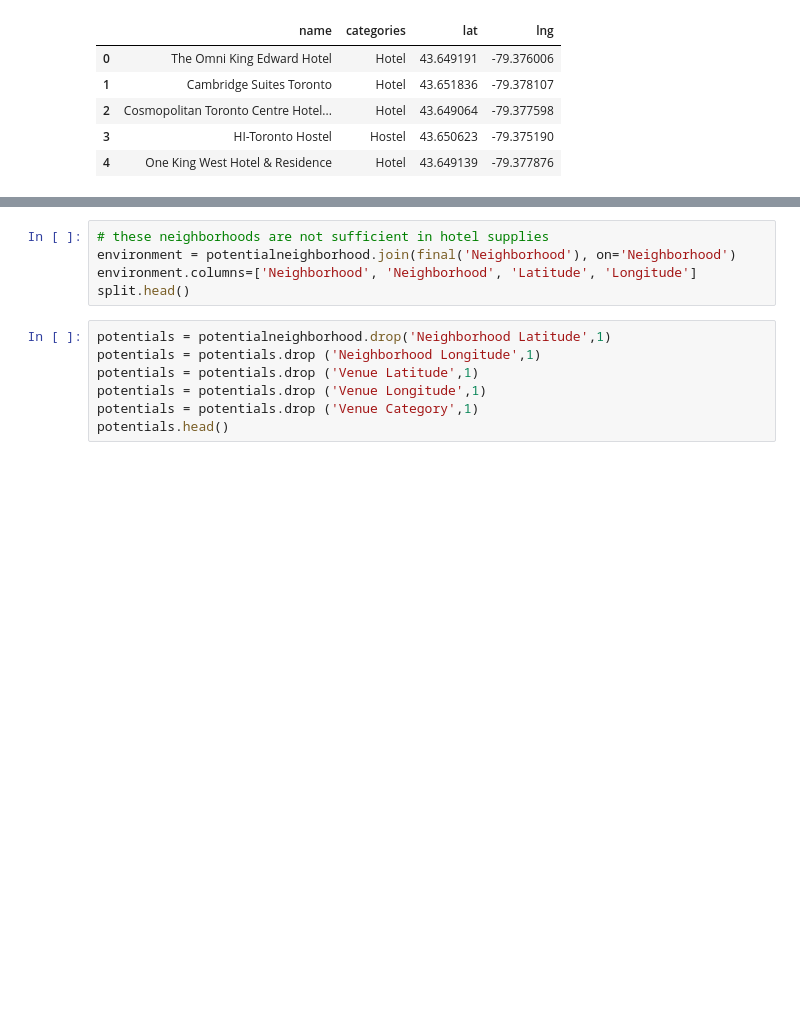
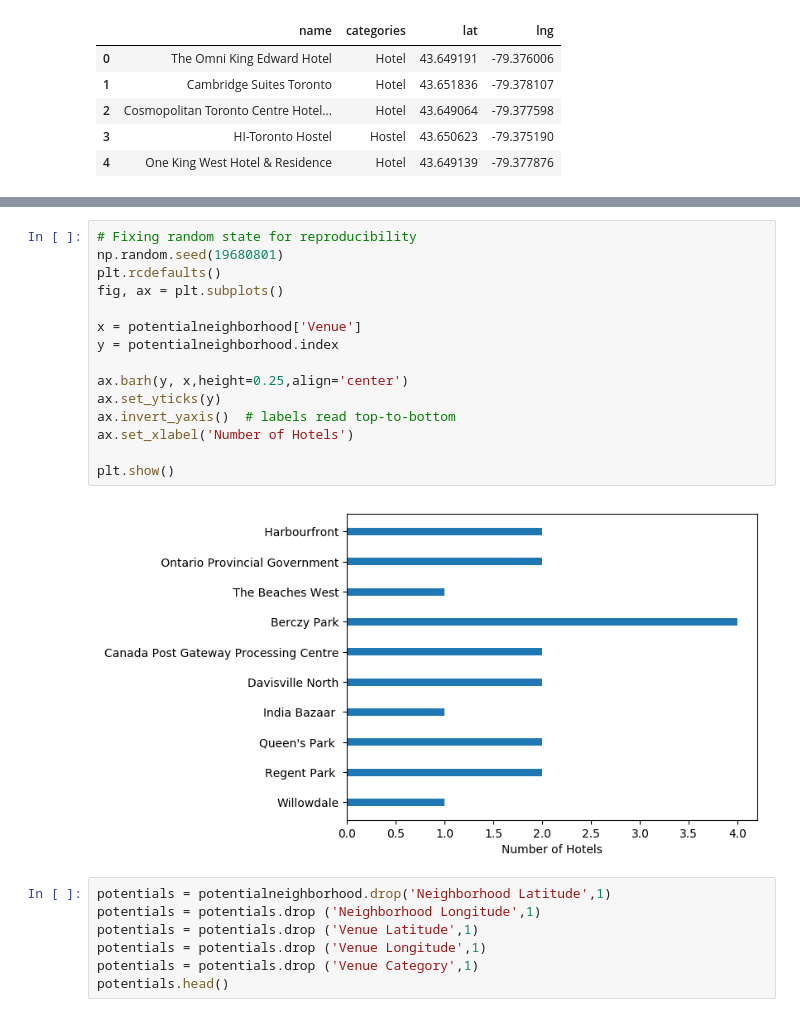
Before and after one commit to Chang9507/Coursera_Capstone., a Jupyter notebook: Final.ipynb, the cells around one changed output, grey strips where cells are left out. Saved outputs shown, nothing was run; the diff lists cells and outputs as text; blank space fills up the shorter version.

```diff
--- a/Final.ipynb
+++ b/Final.ipynb
@@ -324,11 +327,23 @@ potentialneighborhood
 | Queen's Park | 2 | 2 | 2 | 2 | 2 | ... |
 | Regent Park | 2 | 2 | 2 | 2 | 2 | ... |
 | Willowdale | 1 | 1 | 1 | 1 | 1 | ... |
-# %%
-# these neighborhoods are not sufficient in hotel supplies
-environment = potentialneighborhood.join(final('Neighborhood'), on='Neighborhood')
-environment.columns=['Neighborhood', 'Neighborhood', 'Latitude', 'Longitude']
-split.head()
+# %%
+# Fixing random state for reproducibility
+np.random.seed(19680801)
+plt.rcdefaults()
+fig, ax = plt.subplots()
+
+x = potentialneighborhood['Venue']
+y = potentialneighborhood.index
+
+ax.barh(y, x,height=0.25,align='center')
+ax.set_yticks(y)
+ax.invert_yaxis()  # labels read top-to-bottom
+ax.set_xlabel('Number of Hotels')
+
+plt.show()
+# %% [output]
+[figure, added]
 # %%
 potentials = potentialneighborhood.drop('Neighborhood Latitude',1)
 potentials = potentials.drop ('Neighborhood Longitude',1)
```
Also changed, not shown: parts of 16 cells of this notebook.
